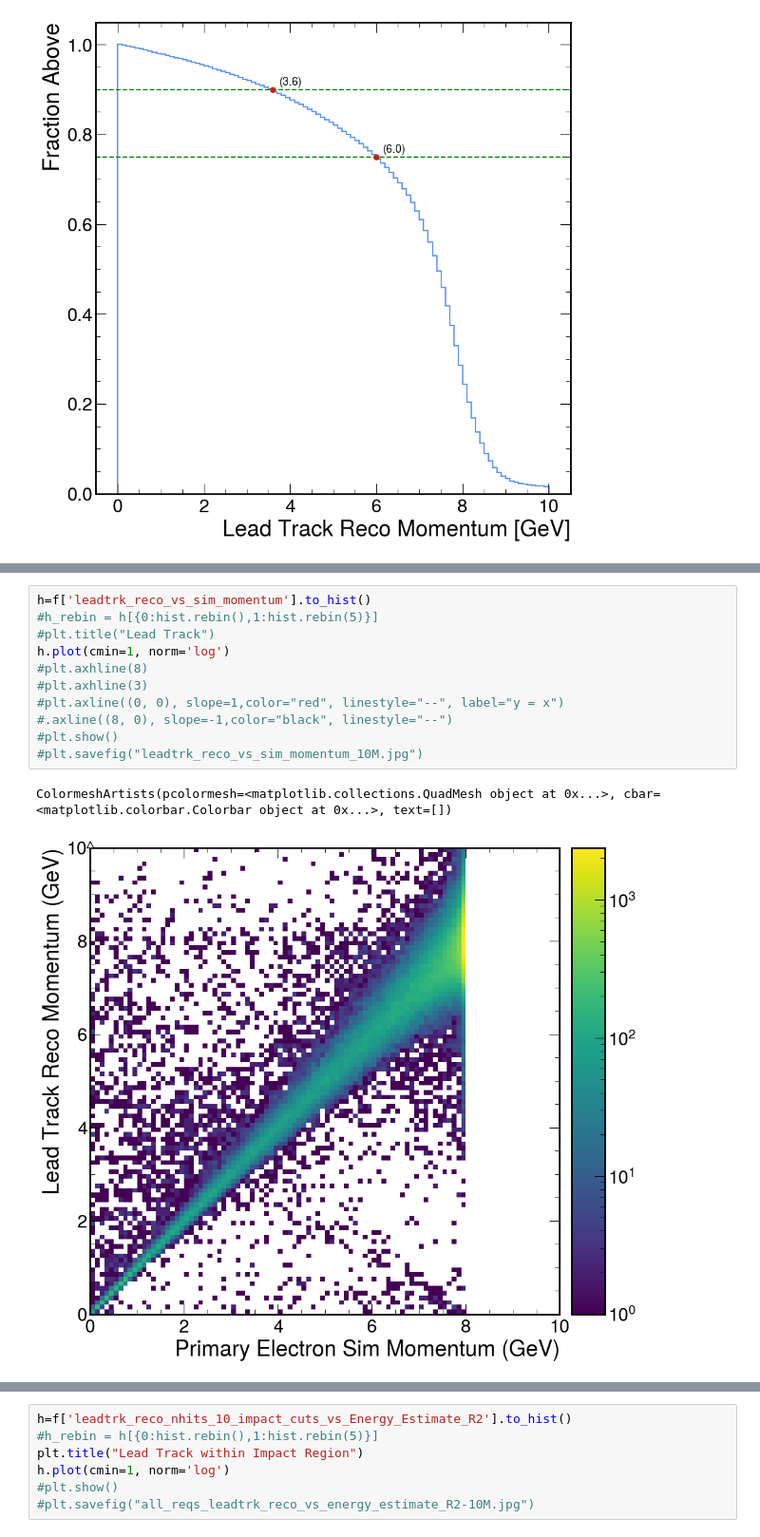
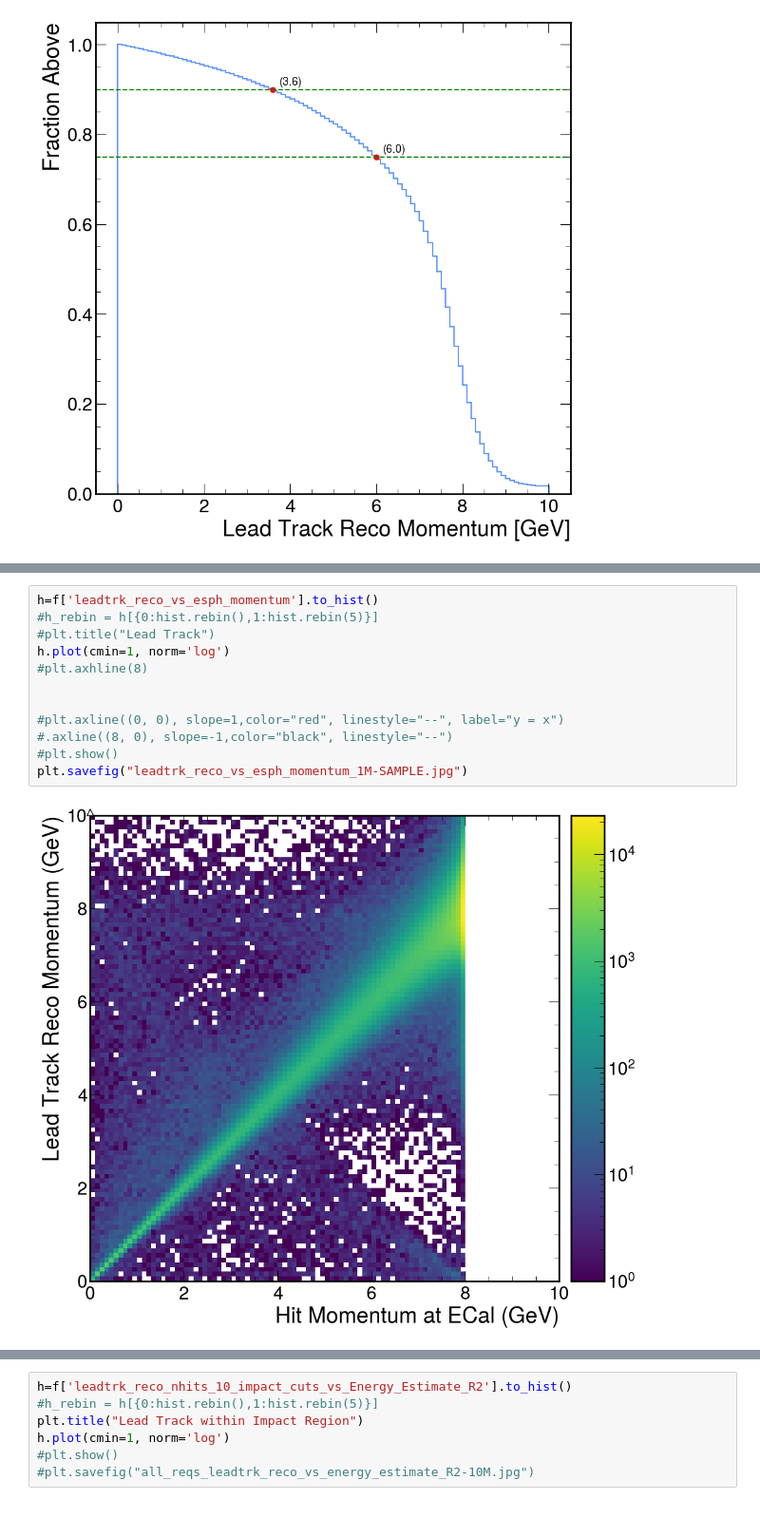
Before and after one commit to rodr1001/my_code, a Jupyter notebook: ldmx/EAT_Tracking/STREAMLINE-plot-eat-tracking-histograms.ipynb, the cells around one changed output, grey strips where cells are left out. Shown at 95% size. Cells and saved outputs as stored; diff of their text form.

```diff
--- a/ldmx/EAT_Tracking/STREAMLINE-plot-eat-tracking-histograms.ipynb
+++ b/ldmx/EAT_Tracking/STREAMLINE-plot-eat-tracking-histograms.ipynb
@@ -194,14 +200,14 @@ plt.ylim(-70,70)
 # %%
-h=f['leadtrk_reco_vs_sim_momentum'].to_hist()
+h=f['leadtrk_reco_vs_esph_momentum'].to_hist()
 #h_rebin = h[{0:hist.rebin(),1:hist.rebin(5)}]
 #plt.title("Lead Track")
 h.plot(cmin=1, norm='log')
 #plt.axhline(8)
-#plt.axhline(3)
+
+
 #plt.axline((0, 0), slope=1,color="red", linestyle="--", label="y = x")
 #.axline((8, 0), slope=-1,color="black", linestyle="--")
 #plt.show()
-#plt.savefig("leadtrk_reco_vs_sim_momentum_10M.jpg")
+plt.savefig("leadtrk_reco_vs_esph_momentum_1M-SAMPLE.jpg")
 # %% [output]
-ColormeshArtists(pcolormesh=<matplotlib.collections.QuadMesh object at 0x...>, cbar=<matplotlib.colorbar.Colorbar object at 0x...>, text=[])
-[figure, old version]
+[figure, new version]
```
Also changed, not shown: parts of 18 cells of this notebook, 1 other file.
